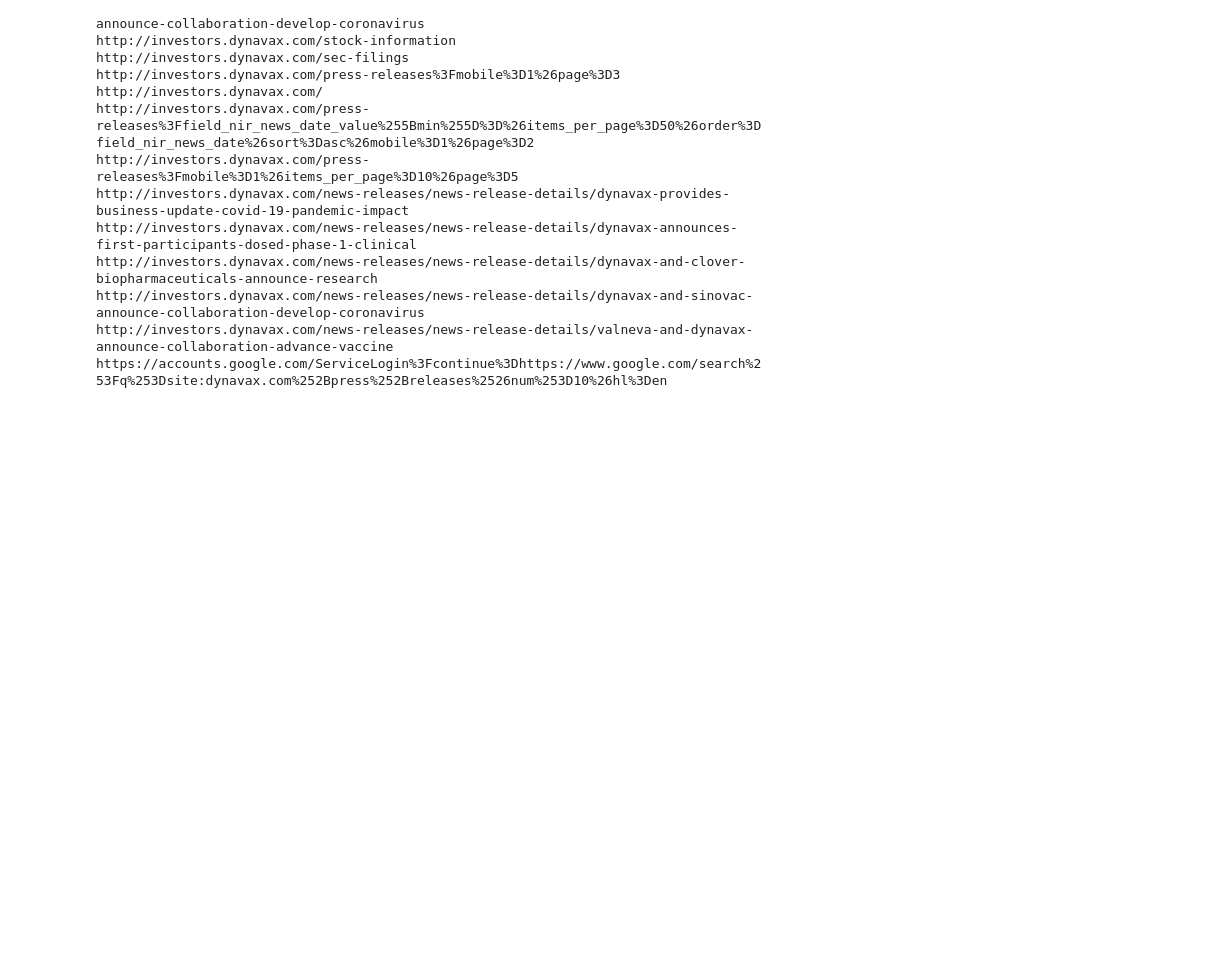
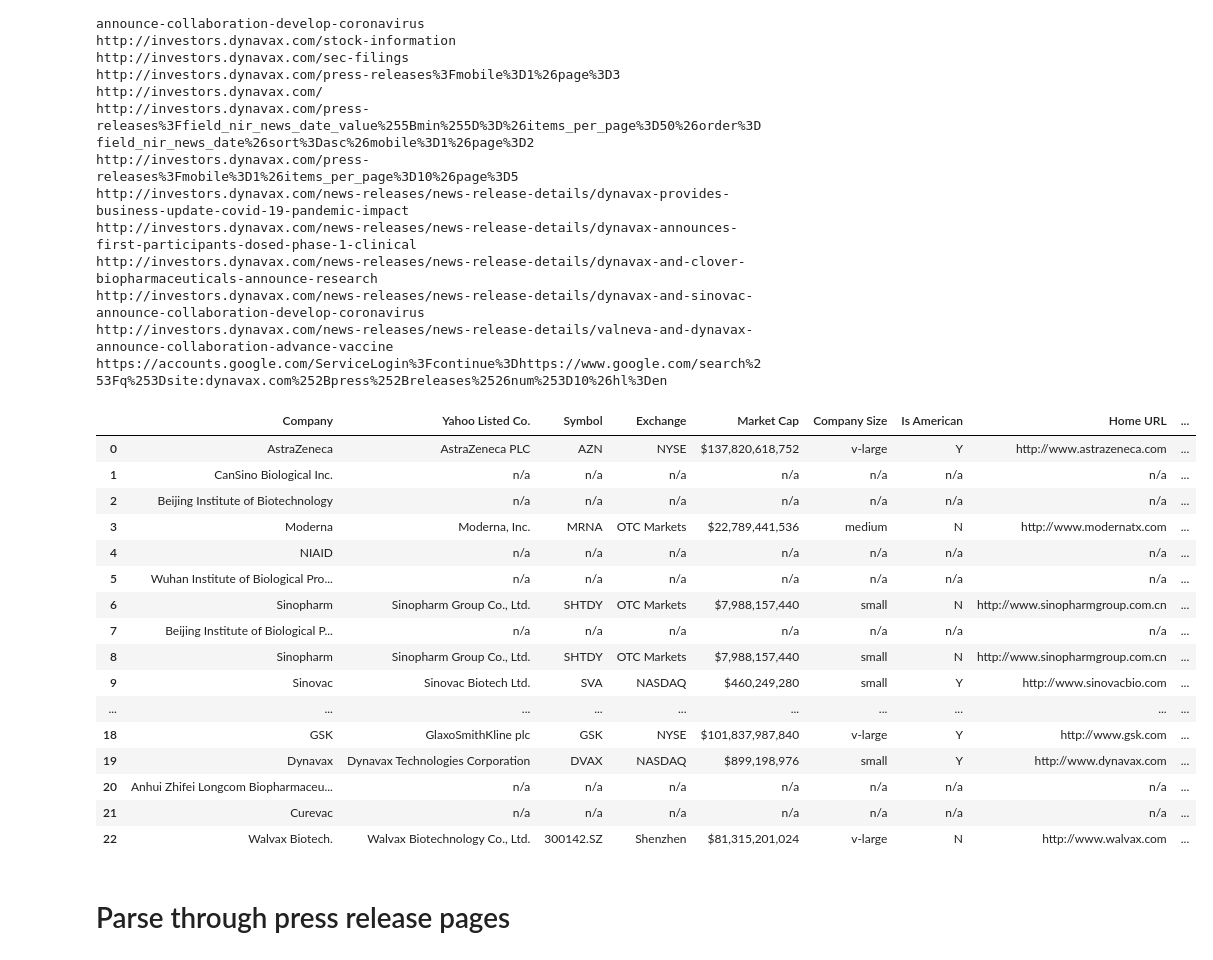
Before and after one commit to hchung91/medwatch, a Jupyter notebook: notebooks/07-01-20_Get_press_release_pages.ipynb, the cells around one changed output. Drawn from its saved outputs; the diff is of its cells as text; code cells hidden in the pictures; blank space fills up the shorter version.

Commit message:
Consolidated information gathered so far, removed duplicate entries, and provided csv for starting point to next batch of code.

```diff
--- a/notebooks/07-01-20_Get_press_release_pages.ipynb
+++ b/notebooks/07-01-20_Get_press_release_pages.ipynb
@@ -309,7 +311,7 @@ def search_google(query, num_results = 1):
         results.append(i)
 
     if len(results) == 0:
-        results = 'n/a'
+        results = ['n/a']
 
     return results
 
@@ -487,3 +492,31 @@ http://investors.dynavax.com/news-releases/news-release-details/dynavax-and-clov
 http://investors.dynavax.com/news-releases/news-release-details/dynavax-and-sinovac-announce-collaboration-develop-coronavirus
 http://investors.dynavax.com/news-releases/news-release-details/valneva-and-dynavax-announce-collaboration-advance-vaccine
 https://accounts.google.com/ServiceLogin%3Fcontinue%3Dhttps://www.google.com/search%253Fq%253Dsite:dynavax.com%252Bpress%252Breleases%2526num%253D10%26hl%3Den
+# %%
+df2_urls = df2.copy()
+df2_urls['Home URL'] = domains
+df2_urls['Press Release URL'] = domains_pr
+pd.set_option('display.max_columns', None)
+df2_urls.drop_duplicates()
+df2_urls.to_csv('../datasets/compiled_company_info.csv', index = 'False')
+df2_urls
+# %% [output]
+|  | Company | Yahoo Listed Co. | Symbol | Exchange | Market Cap | Company Size | Is American | Home URL | ... |
+| 0 | AstraZeneca | AstraZeneca PLC | AZN | NYSE | $137,820,618,752 | v-large | Y | http://www.astrazeneca.com | ... |
+| 1 | CanSino Biological Inc. | n/a | n/a | n/a | n/a | n/a | n/a | n/a | ... |
+| 2 | Beijing Institute of Biotechnology | n/a | n/a | n/a | n/a | n/a | n/a | n/a | ... |
+| 3 | Moderna | Moderna, Inc. | MRNA | OTC Markets | $22,789,441,536 | medium | N | http://www.modernatx.com | ... |
+| 4 | NIAID | n/a | n/a | n/a | n/a | n/a | n/a | n/a | ... |
+| 5 | Wuhan Institute of Biological Pro... | n/a | n/a | n/a | n/a | n/a | n/a | n/a | ... |
+| 6 | Sinopharm | Sinopharm Group Co., Ltd. | SHTDY | OTC Markets | $7,988,157,440 | small | N | http://www.sinopharmgroup.com.cn | ... |
+| 7 | Beijing Institute of Biological P... | n/a | n/a | n/a | n/a | n/a | n/a | n/a | ... |
+| 8 | Sinopharm | Sinopharm Group Co., Ltd. | SHTDY | OTC Markets | $7,988,157,440 | small | N | http://www.sinopharmgroup.com.cn | ... |
+| 9 | Sinovac | Sinovac Biotech Ltd. | SVA | NASDAQ | $460,249,280 | small | Y | http://www.sinovacbio.com | ... |
+| ... | ... | ... | ... | ... | ... | ... | ... | ... | ... |
+| 18 | GSK | GlaxoSmithKline plc | GSK | NYSE | $101,837,987,840 | v-large | Y | http://www.gsk.com | ... |
+| 19 | Dynavax | Dynavax Technologies Corporation | DVAX | NASDAQ | $899,198,976 | small | Y | http://www.dynavax.com | ... |
+| 20 | Anhui Zhifei Longcom Biopharmaceu... | n/a | n/a | n/a | n/a | n/a | n/a | n/a | ... |
+| 21 | Curevac | n/a | n/a | n/a | n/a | n/a | n/a | n/a | ... |
+| 22 | Walvax Biotech. | Walvax Biotechnology Co., Ltd. | 300142.SZ | Shenzhen | $81,315,201,024 | v-large | N | http://www.walvax.com | ... |
+# %% [markdown]
+# Parse through press release pages
```
Also changed, not shown: parts of 9 cells of this notebook, 2 other files.
